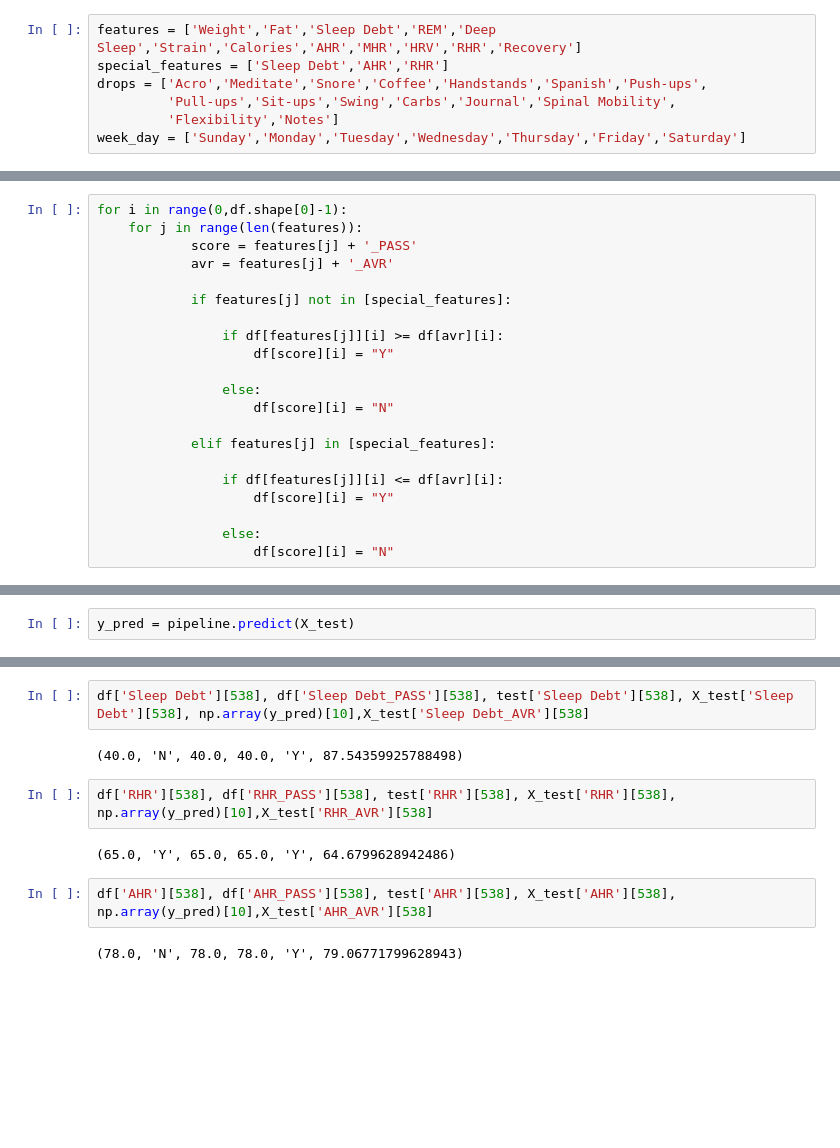
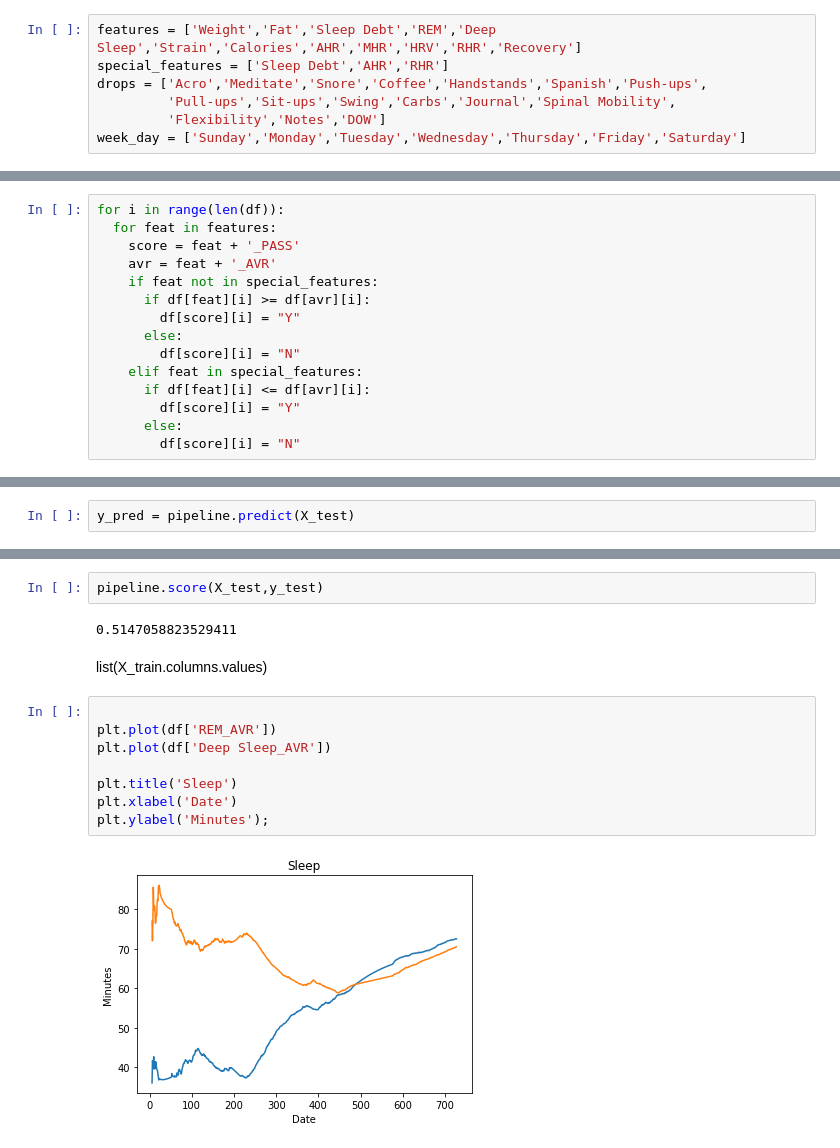
Before and after one commit to filchyboy/Personal_Health_Fitness, a Jupyter notebook: The_Daily.ipynb, the cells around one changed output, grey strips where cells are left out. Cells and saved outputs as stored; diff of their text form; blank space fills up the shorter version.

```diff
--- a/The_Daily.ipynb
+++ b/The_Daily.ipynb
@@ -47,7 +58,7 @@ features = ['Weight','Fat','Sleep Debt','REM','Deep Sleep','Strain','Calories','
 special_features = ['Sleep Debt','AHR','RHR']
 drops = ['Acro','Meditate','Snore','Coffee','Handstands','Spanish','Push-ups',
          'Pull-ups','Sit-ups','Swing','Carbs','Journal','Spinal Mobility',
-         'Flexibility','Notes']
+         'Flexibility','Notes','DOW']
 week_day = ['Sunday','Monday','Tuesday','Wednesday','Thursday','Friday','Saturday']
 # %%
 for each in features:
@@ -72,21 +115,15 @@ special_features = ['Sleep Debt','AHR','RHR']
 # %%
-for i in range(0,df.shape[0]-1):
-    for j in range(len(features)):
-            score = features[j] + '_PASS'
-            avr = features[j] + '_AVR'
-
-            if features[j] not in [special_features]:
-
-                if df[features[j]][i] >= df[avr][i]:
-                    df[score][i] = "Y"
-
-                else:
-                    df[score][i] = "N"
-
-            elif features[j] in [special_features]:
-
-                if df[features[j]][i] <= df[avr][i]:
-                    df[score][i] = "Y"
-
-                else:
-                    df[score][i] = "N"
+for i in range(len(df)):
+  for feat in features:
+    score = feat + '_PASS'
+    avr = feat + '_AVR'
+    if feat not in special_features:
+      if df[feat][i] >= df[avr][i]:
+        df[score][i] = "Y"
+      else:
+        df[score][i] = "N"
+    elif feat in special_features:
+      if df[feat][i] <= df[avr][i]:
+        df[score][i] = "Y"
+      else:
+        df[score][i] = "N"
@@ -175,12 +220,16 @@ Test Accuracy 1.0
-# %%
-df['Sleep Debt'][538], df['Sleep Debt_PASS'][538], test['Sleep Debt'][538], X_test['Sleep Debt'][538], np.array(y_pred)[10],X_test['Sleep Debt_AVR'][538]
-# %% [output]
-(40.0, 'N', 40.0, 40.0, 'Y', 87.54359925788498)
-# %%
-df['RHR'][538], df['RHR_PASS'][538], test['RHR'][538], X_test['RHR'][538], np.array(y_pred)[10],X_test['RHR_AVR'][538]
-# %% [output]
-(65.0, 'Y', 65.0, 65.0, 'Y', 64.6799628942486)
-# %%
-df['AHR'][538], df['AHR_PASS'][538], test['AHR'][538], X_test['AHR'][538], np.array(y_pred)[10],X_test['AHR_AVR'][538]
-# %% [output]
-(78.0, 'N', 78.0, 78.0, 'Y', 79.06771799628943)
+# %%
+pipeline.score(X_test,y_test)
+# %% [output]
+0.5147058823529411
+# %% [markdown]
+list(X_train.columns.values)
+# %%
+
+plt.plot(df['REM_AVR'])
+plt.plot(df['Deep Sleep_AVR'])
+
+plt.title('Sleep')
+plt.xlabel('Date')
+plt.ylabel('Minutes');
+# %% [output]
+[figure, added]
```
Also changed, not shown: parts of 38 cells of this notebook.
